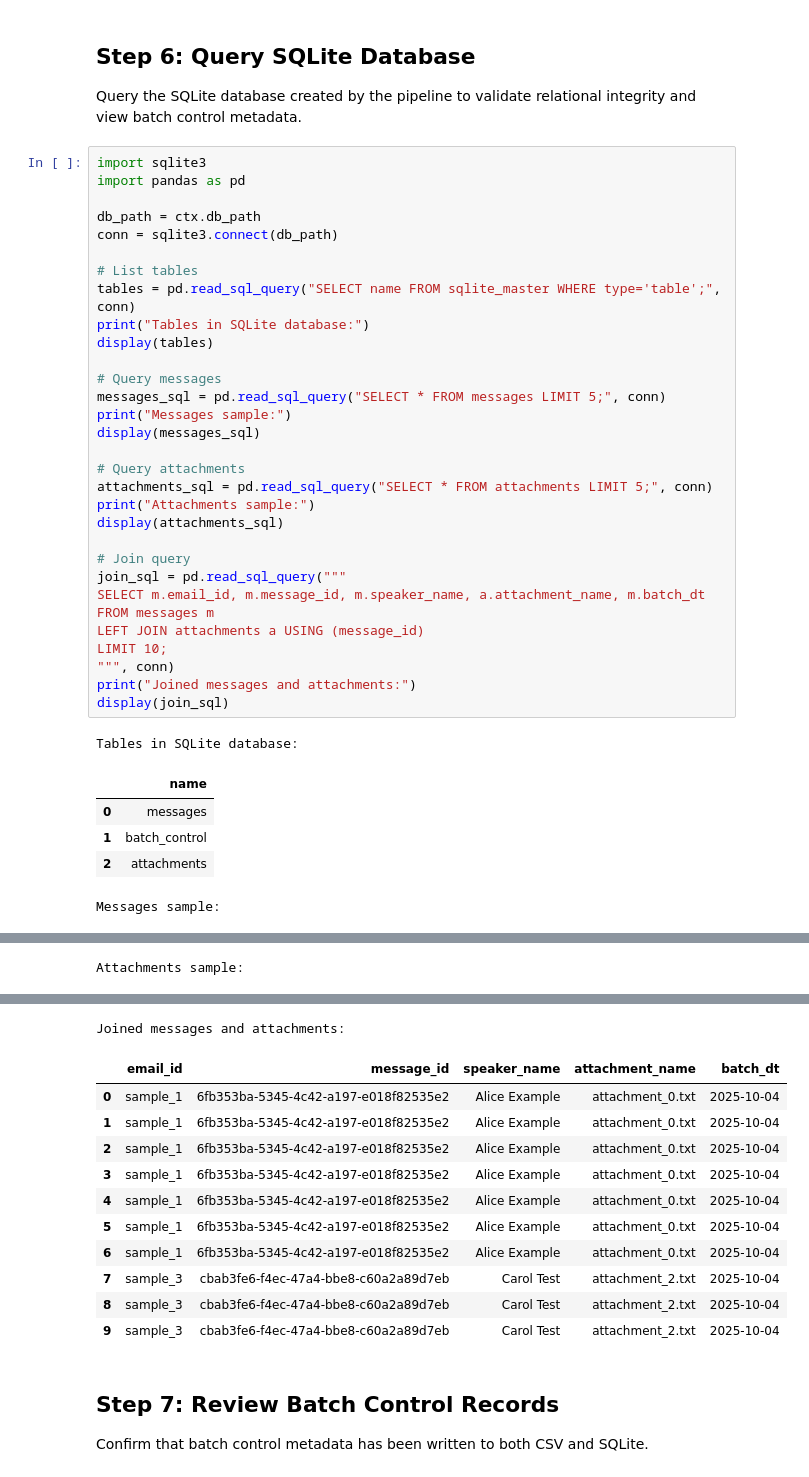
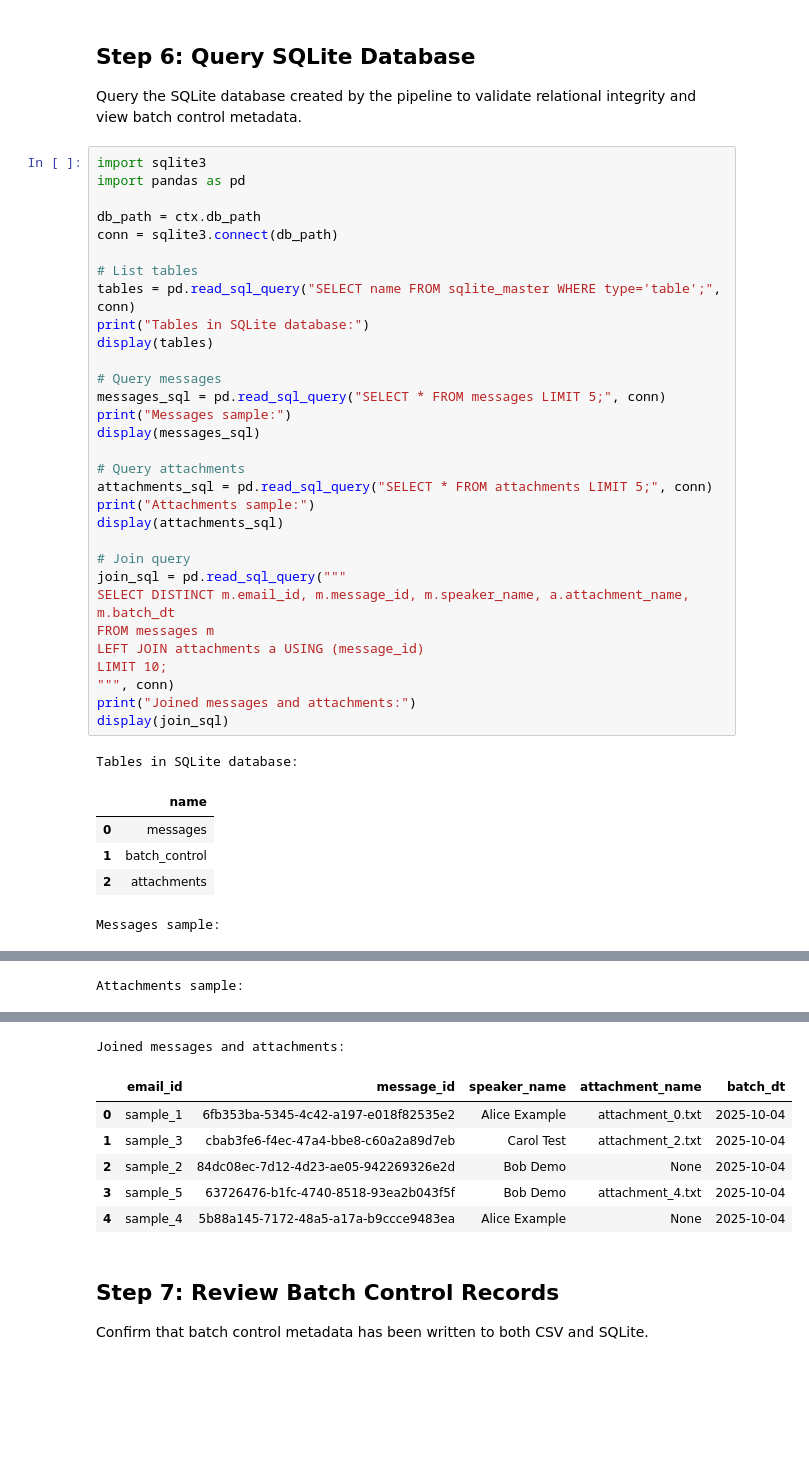
Before and after one commit to d-daemon/eml-parser-pipeline, a Jupyter notebook: demo_notebook.ipynb, the cells around one changed output, grey strips where cells are left out. Cells and saved outputs as stored; diff of their text form; blank space fills up the shorter version.

```diff
--- a/demo_notebook.ipynb
+++ b/demo_notebook.ipynb
@@ -159,7 +159,7 @@ display(attachments_sql)
 
 # Join query
 join_sql = pd.read_sql_query("""
-SELECT m.email_id, m.message_id, m.speaker_name, a.attachment_name, m.batch_dt
+SELECT DISTINCT m.email_id, m.message_id, m.speaker_name, a.attachment_name, m.batch_dt
 FROM messages m
 LEFT JOIN attachments a USING (message_id)
 LIMIT 10;
@@ -189,15 +187,10 @@ Attachments sample:
 Joined messages and attachments:
 |  | email_id | message_id | speaker_name | attachment_name | batch_dt |
 | 0 | sample_1 | 6fb353ba-5345-4c42-a197-e018f82535e2 | Alice Example | attachment_0.txt | 2025-10-04 |
-| 1 | sample_1 | 6fb353ba-5345-4c42-a197-e018f82535e2 | Alice Example | attachment_0.txt | 2025-10-04 |
-| 2 | sample_1 | 6fb353ba-5345-4c42-a197-e018f82535e2 | Alice Example | attachment_0.txt | 2025-10-04 |
-| 3 | sample_1 | 6fb353ba-5345-4c42-a197-e018f82535e2 | Alice Example | attachment_0.txt | 2025-10-04 |
-| 4 | sample_1 | 6fb353ba-5345-4c42-a197-e018f82535e2 | Alice Example | attachment_0.txt | 2025-10-04 |
-| 5 | sample_1 | 6fb353ba-5345-4c42-a197-e018f82535e2 | Alice Example | attachment_0.txt | 2025-10-04 |
-| 6 | sample_1 | 6fb353ba-5345-4c42-a197-e018f82535e2 | Alice Example | attachment_0.txt | 2025-10-04 |
-| 7 | sample_3 | cbab3fe6-f4ec-47a4-bbe8-c60a2a89d7eb | Carol Test | attachment_2.txt | 2025-10-04 |
-| 8 | sample_3 | cbab3fe6-f4ec-47a4-bbe8-c60a2a89d7eb | Carol Test | attachment_2.txt | 2025-10-04 |
-| 9 | sample_3 | cbab3fe6-f4ec-47a4-bbe8-c60a2a89d7eb | Carol Test | attachment_2.txt | 2025-10-04 |
+| 1 | sample_3 | cbab3fe6-f4ec-47a4-bbe8-c60a2a89d7eb | Carol Test | attachment_2.txt | 2025-10-04 |
+| 2 | sample_2 | 84dc08ec-7d12-4d23-ae05-942269326e2d | Bob Demo | None | 2025-10-04 |
+| 3 | sample_5 | 63726476-b1fc-4740-8518-93ea2b043f5f | Bob Demo | attachment_4.txt | 2025-10-04 |
+| 4 | sample_4 | 5b88a145-7172-48a5-a17a-b9ccce9483ea | Alice Example | None | 2025-10-04 |
 # %% [markdown]
 ## Step 7: Review Batch Control Records
 Confirm that batch control metadata has been written to both CSV and SQLite.
```
Also changed, not shown: parts of 4 cells of this notebook.
